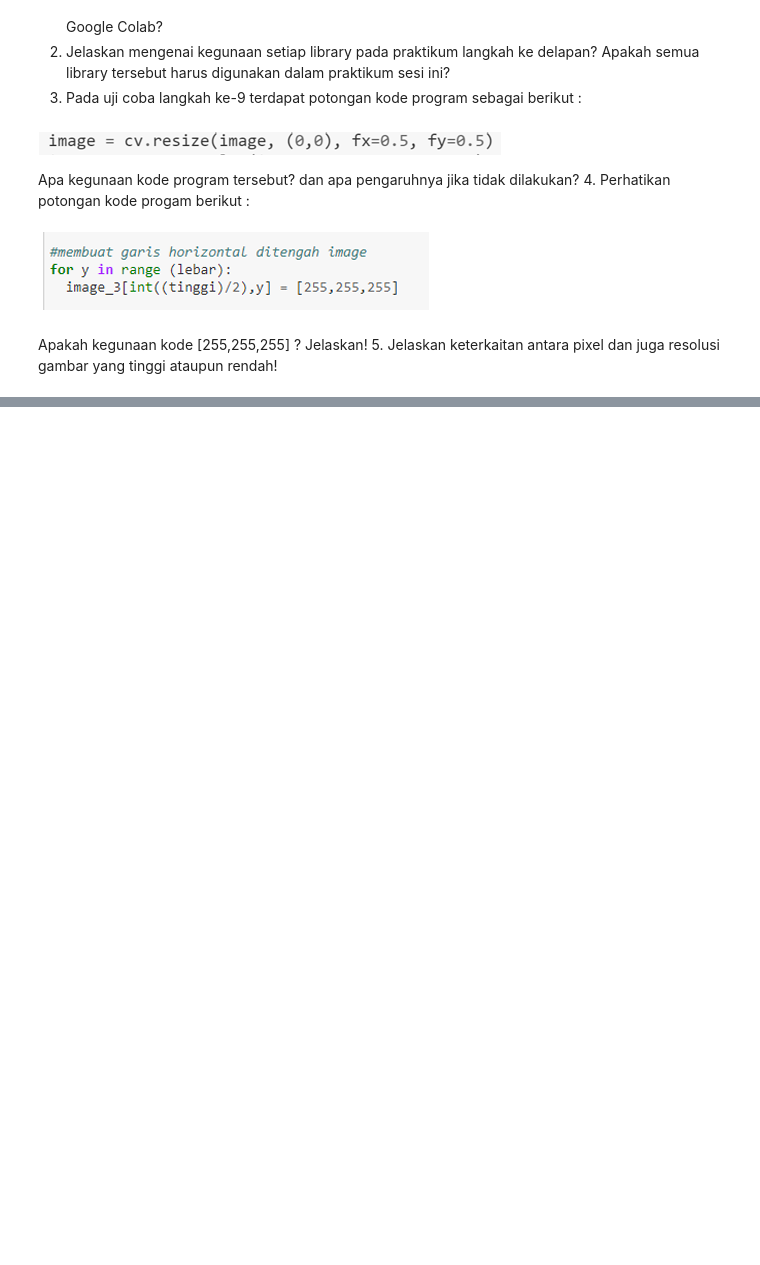
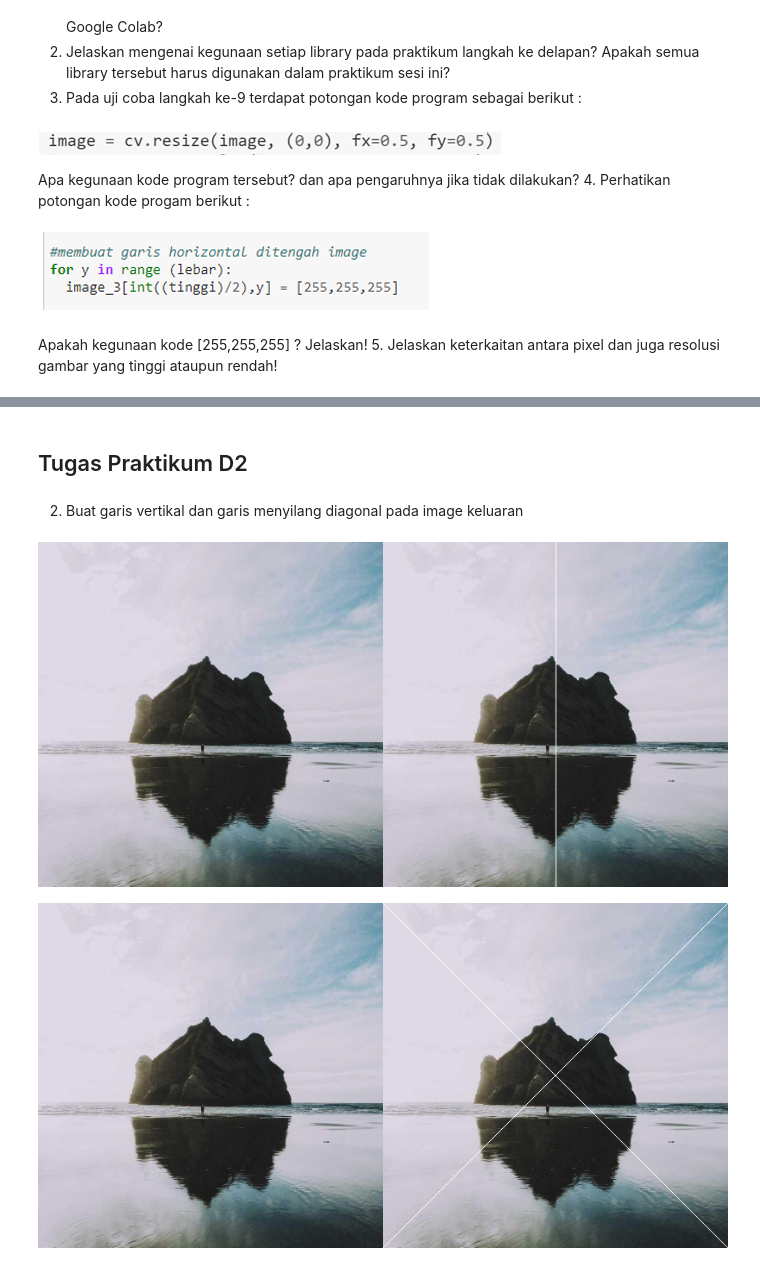
Before and after one commit to Oktavian19/PCVK_Ganjil_2025, a Jupyter notebook: Pertemuan1.ipynb, the cells around one changed output, grey strips where cells are left out. Cells and saved outputs as stored; diff of their text form; code cells hidden in the pictures; blank space fills up the shorter version.

Commit message:
Tugas Praktikum D2

```diff
--- a/Pertemuan1.ipynb
+++ b/Pertemuan1.ipynb
@@ -95,3 +95,35 @@ sesi ini?
 3. Kode Program tersebut digunakan untuk menentukan ukuran pada gambar. Jika tidak dilakukan, maka gambar akan tetap pada resolusi aslinya dan tiap gambarnya membutuhkan satu baris
 4. Kode [255,255,255] digunakan untuk menentukan warna dalam format RGB yang akan digunakan untuk mengganti piksel yang telah ditentukan
 5. Pada sebuah gambar, pixel yang tinggi akan menghasilkan gambar yang jelas serta memiliki pembesaran lebih banyak sehingga dapat ditemukan titik-titik pikselnya. Sebaliknya, sebuah gambar dengan piksel rendah akan dengan mudah ditemukan titik-titik pikselnya dan gambar yang dihasilkan cenderung terlihat kurang detail
+# %% [markdown]
+## Tugas Praktikum D2
+# %% [markdown]
+2. Buat garis vertikal dan garis menyilang diagonal pada image keluaran
+# %%
+# Garis vertikal
+image_2 = cv.cvtColor(image, cv.COLOR_BGR2RGB)
+image_3 = cv.cvtColor(image, cv.COLOR_BGR2RGB)
+
+for x in range(tinggi):
+  image_3[x, int((lebar)/2)] = [255,255,255]
+
+final_frame = cv.hconcat((image_2, image_3))
+cv2_imshow(final_frame)
+
+print('\n')
+
+# Garis menyilang diagonal
+image_2 = cv.cvtColor(image, cv.COLOR_BGR2RGB)
+image_3 = cv.cvtColor(image, cv.COLOR_BGR2RGB)
+
+z = 1
+for x in range(tinggi):
+  image_3[x, lebar-z] = [255,255,255]
+  image_3[x, z-1] = [255,255,255]
+  z += 1
+
+final_frame = cv.hconcat((image_2, image_3))
+cv2_imshow(final_frame)
+# %% [output]
+[figure, added]
+[figure, added]
```
Also changed, not shown: parts of 6 cells of this notebook.
